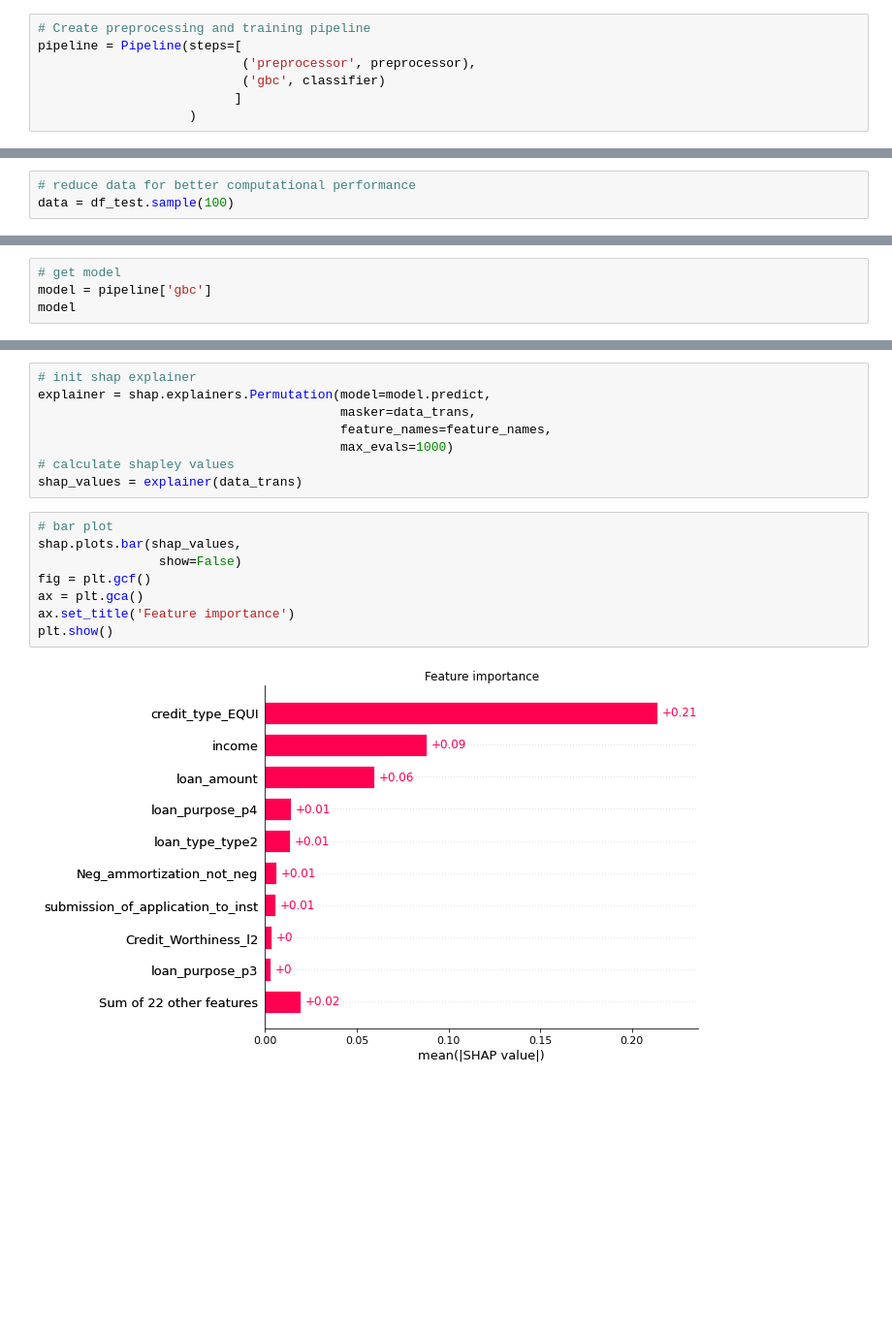
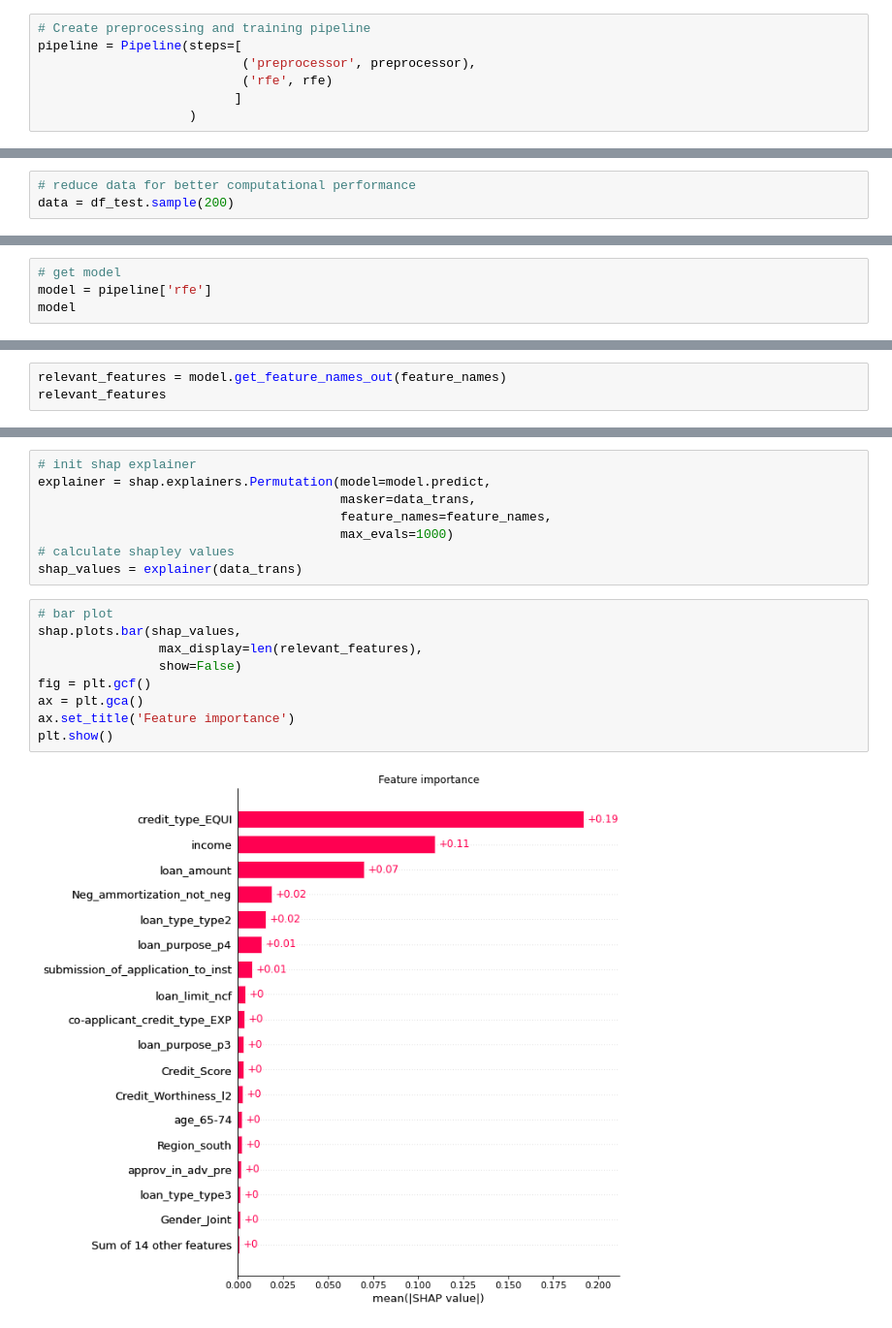
Before and after one commit to Sebastian1981/CustomerAnalytics_CreditDefaultPrediction, a Jupyter notebook: pipeline_poc.ipynb, the cells around one changed output, grey strips where cells are left out. Shown: that part at 97% size. Cells and saved outputs as stored; diff of their text form; blank space fills up the shorter version.

```diff
--- a/pipeline_poc.ipynb
+++ b/pipeline_poc.ipynb
@@ -103,7 +187,7 @@ preprocessor = ColumnTransformer(transformers=[
 # Create preprocessing and training pipeline
 pipeline = Pipeline(steps=[
                            ('preprocessor', preprocessor),
-                           ('gbc', classifier)
+                           ('rfe', rfe)
                           ]
                     )
 # %%
@@ -243,12 +327,12 @@ array([0], dtype=int64)
 import shap
 # %%
 # reduce data for better computational performance
-data = df_test.sample(100)
+data = df_test.sample(200)
 # %%
 # get transformed data
 data_trans = pipeline['preprocessor'].transform(data)
 # %%
 # get model
-model = pipeline['gbc']
+model = pipeline['rfe']
 model
 # %% [output]
@@ -304,3 +386,6 @@ feature_names
  'Region_North-East',
  'Region_central',
  'Region_south']
+# %%
+relevant_features = model.get_feature_names_out(feature_names)
+relevant_features
@@ -315,13 +408,14 @@ shap_values = explainer(data_trans)
 # %%
 # bar plot
 shap.plots.bar(shap_values,
+                max_display=len(relevant_features),
                 show=False)
 fig = plt.gcf()
 ax = plt.gca()
 ax.set_title('Feature importance')
 plt.show()
 # %% [output]
-[figure, old version]
+[figure, new version]
 # %%
 # beeswarm plot
 shap.plots.beeswarm(shap_values,
```
Also changed, not shown: parts of 19 cells of this notebook, 3 other files.
